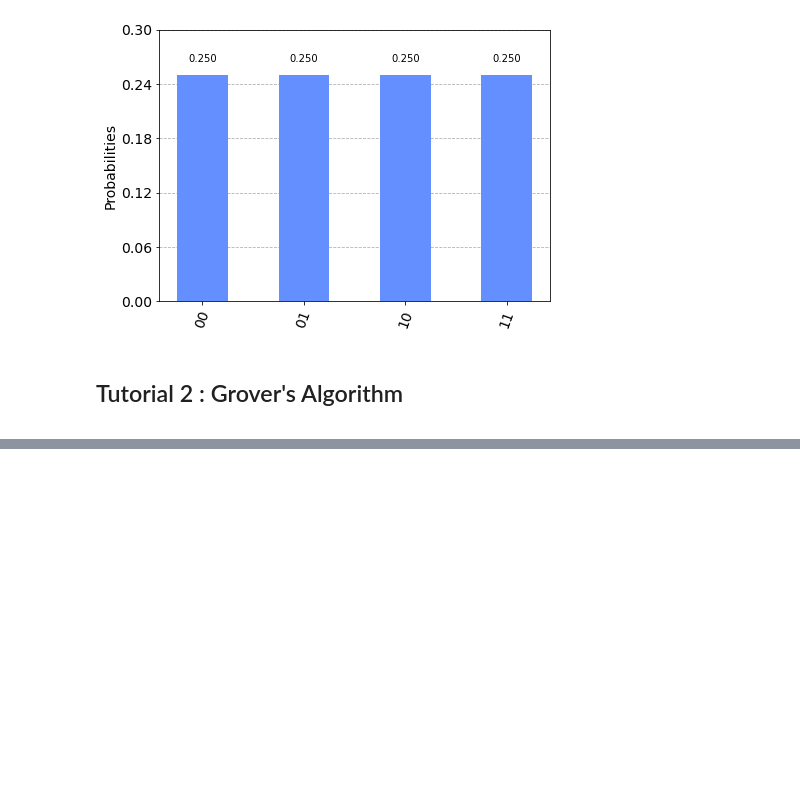
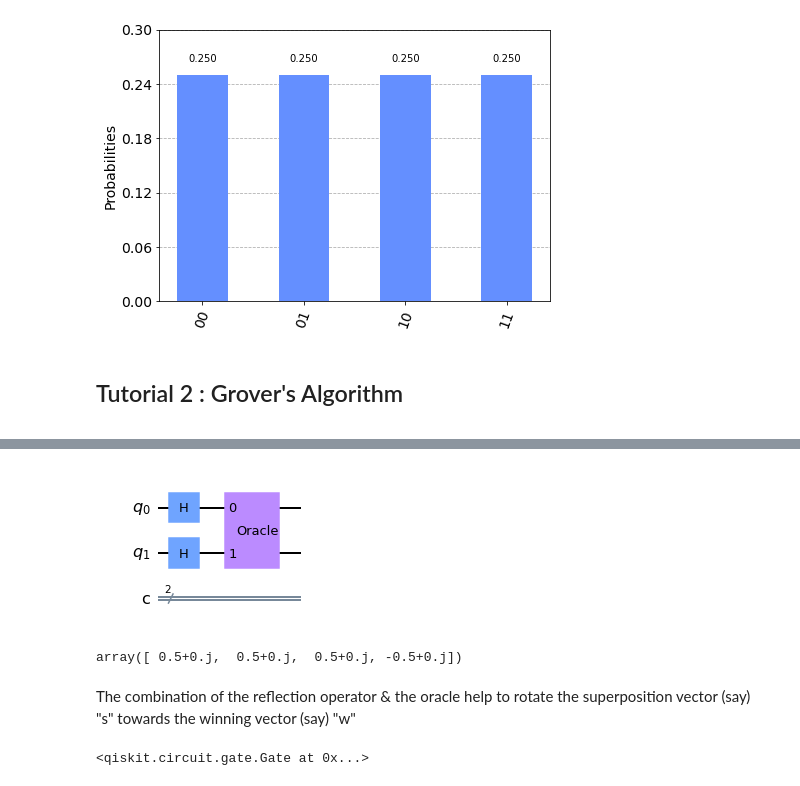
Before and after one commit to Husain0007/Qiskit-Quantum-Development, a Jupyter notebook: QiskitTutorial/Tutorial-Series2.ipynb, the cells around one changed output, grey strips where cells are left out. Saved outputs shown, nothing was run; the diff lists cells and outputs as text; code cells hidden in the pictures; blank space fills up the shorter version.

Commit message:
Grover's Algorithm on Simulator

```diff
--- a/QiskitTutorial/Tutorial-Series2.ipynb
+++ b/QiskitTutorial/Tutorial-Series2.ipynb
@@ -40,0 +72,8 @@ plot_histogram(probs)
+# %%
+backend = Aer.get_backend('statevector_simulator')
+grover_circ = QuantumCircuit(2,2)
+grover_circ.h([0,1])
+grover_circ.append(oracle, [0,1])
+grover_circ.draw(output='mpl')
+# %% [output]
+[figure, added]
@@ -40,0 +83,16 @@ plot_histogram(probs)
+# %%
+sv = result.get_statevector()
+np.around(sv, 2)
+# %% [output]
+array([ 0.5+0.j,  0.5+0.j,  0.5+0.j, -0.5+0.j])
+# %% [markdown]
+The combination of the reflection operator & the oracle help to rotate the superposition vector (say) "s" towards the winning vector (say) "w"
+# %%
+reflection = QuantumCircuit(2, name = 'reflection')
+reflection.h([0,1]) # to return states to 00 from superposition state
+reflection.z([0,1])
+reflection.cz(0,1)
+reflection.h([0,1])
+reflection.to_gate()
+# %% [output]
+<qiskit.circuit.gate.Gate at 0x...>
```
Also changed, not shown: parts of 10 cells of this notebook.
